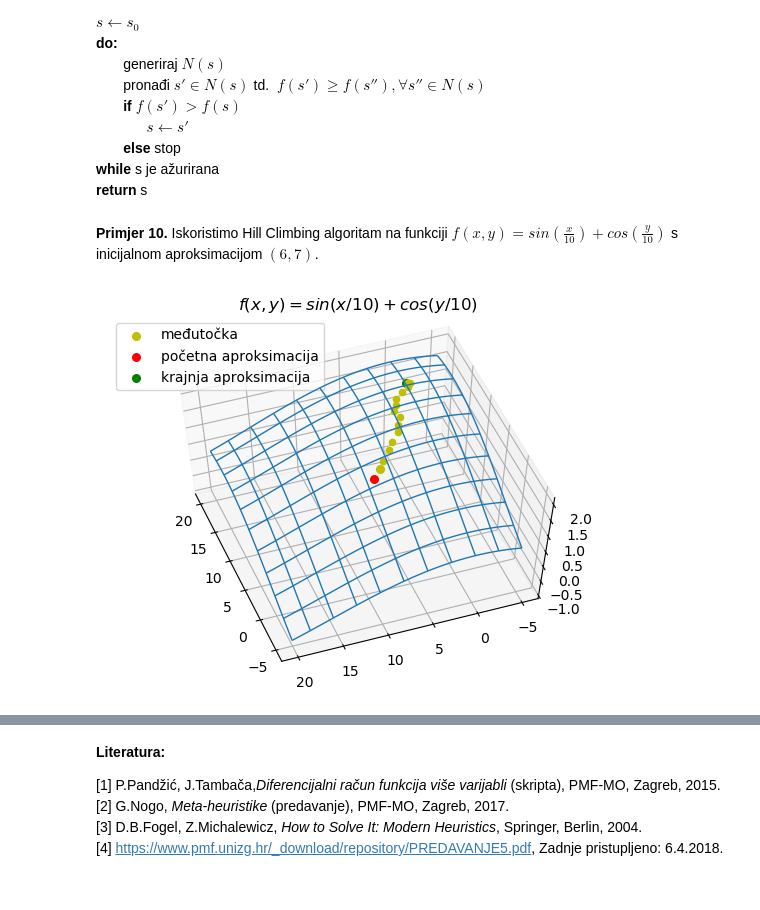
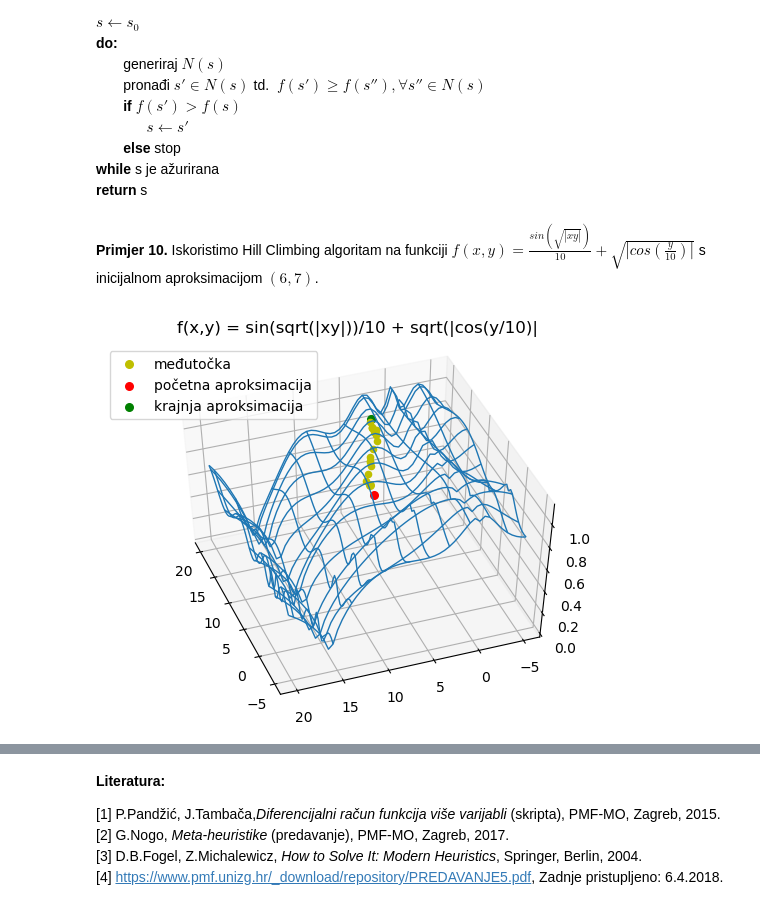
Before and after one commit to valental/MS, a Jupyter notebook: ekstremi_funkcija.ipynb, the cells around one changed output, grey strips where cells are left out. Saved outputs shown, nothing was run; the diff lists cells and outputs as text; code cells hidden in the pictures.

Commit message:
Većina primjera zamijenjena složenijima.

```diff
--- a/ekstremi_funkcija.ipynb
+++ b/ekstremi_funkcija.ipynb
@@ -131,10 +133,11 @@ Možemo izračunati gradijent i Hessian u nekoj točki, npr. u točki $(1,1)$ da
 # %%
 def f(x,y):
-    return x**2 + y**2
+    return x**2 + y**2 + 1/(x**2*y**2)
 
 g = grad(f(x,y), [x,y])
 print("Gradijent funkcije f je: ",g)
 
-stac_tocka = sp.solve(g, sp.symbols('x y'))
-print("Stacionarne točke:", stac_tocka)
+stac_tocke = sp.solve(g, sp.symbols('x y'))  # Ako stavim real=True kao stacionarne točke mi da []
+stac_tocke = [a for a in stac_tocke if sp.im(a[0])==0 and sp.im(a[1])==0]
+print("Stacionarne točke:", stac_tocke)
 # %% [output]
@@ -187,7 +196,7 @@ fig
 x,y = sp.symbols('x y')
 
 def f(x,y):
-    return -(x - 2)**2 - (y + 1)**2
+    return (x + y)*(x*y+x*y**2)
 
 g = grad(f(x,y), [x,y])
 print("Gradijent funkcije f je:", g)
@@ -487,17 +551,13 @@ for row in history:
         sys.stdout.write('%10f' % val)
     sys.stdout.write("\n")
 
-x,y = sp.symbols('x y')
-def f(x,y):
-    return sp.log(1+x**2) + y**2
-
 %matplotlib agg
 
 fig = plt.figure()
 ax = fig.add_subplot(1, 1, 1, projection='3d')
-x, y = np.meshgrid(np.linspace(-2, 2), np.linspace(-2, 2))
+x, y = np.meshgrid(np.linspace(-10, 10), np.linspace(-5, 5))
 z = np.log(1+x**2) + y**2
-ax.plot_wireframe(x, y, z, rstride=10, cstride=10, linewidth=1, zorder=0)
+ax.plot_wireframe(x, y, z, rstride=7, cstride=7, linewidth=1, zorder=0)
 
 # Zbog buga ne radi kada koordinate stavim u listu, nešto krivo tumači kao boju.
 for el in history:
@@ -556,40 +616,41 @@ def hill_climbing(f,var,size,start,repeat):
         lista.append(best)
     return best, lista
 # %% [markdown]
-**Primjer 10.** Iskoristimo Hill Climbing algoritam na funkciji $f(x,y) = sin( \frac{x}{10} ) + cos( \frac{y}{10} )$ s inicijalnom aproksimacijom $(6,7)$.
+**Primjer 10.** Iskoristimo Hill Climbing algoritam na funkciji
+$f(x,y) = \frac{sin( \sqrt{ |xy| } )}{10} + \sqrt{|cos( \frac{y}{10} )|}$ s inicijalnom aproksimacijom $(6,7)$.
 # %%
 x,y = sp.symbols('x y')
 def f(x,y):
-    return sp.sin(x/10) + sp.cos(y/10)
+    return sp.sin(sp.sqrt(abs(x*y)))/10 + sp.sqrt(abs(sp.cos(y/10)))
 
 aproks, history = hill_climbing(f(x,y), [x,y], 10, [6,7], 20)
 
 %matplotlib agg
 
 fig = plt.figure()
 ax = fig.add_subplot(1, 1, 1, projection='3d')
 x, y = np.meshgrid(np.linspace(-5, 20), np.linspace(-5, 20))
-z = np.sin(x/10) + np.cos(y/10)
-ax.plot_wireframe(x, y, z, rstride=5, cstride=5, linewidth=1)
+z = np.sin(np.sqrt(abs(x*y)))/10 + np.sqrt(abs(np.cos(y/10)))
+ax.plot_wireframe(x, y, z, rstride=4, cstride=4, linewidth=1)
 
 # Zbog buga ne radi kada koordinate stavim u listu, nešto krivo tumači kao boju.
 for el in history:
     ax.scatter(el[0], el[1], el[2], s=20, c='y', zorder=-3)
 ax.scatter(history[1][0], history[1][1], history[1][2],
            s=30, c='y', zorder=2, label='međutočka')
 first = history[0]
 last = history[-1]
 ax.scatter(first[0], first[1], first[2],
            s=30, c='r', zorder=2, label='početna aproksimacija')
 ax.scatter(last[0], last[1], last[2],
            s=30, c='g', zorder=3, label='krajnja aproksimacija')
-ax.legend()
-ax.view_init(elev=60,azim=160)
-ax.set_title('$f(x,y) = sin( x/10 ) + cos( y/10 )$', y=1.08)
+ax.legend(bbox_to_anchor=(0., 0.8, 1., .102), loc=3, borderaxespad=0.)
+ax.view_init(elev=50,azim=160)
+ax.set_title('f(x,y) = sin(sqrt(|xy|))/10 + sqrt(|cos(y/10)|',y=1.1)
 
 fig
 # %% [output]
-[figure, old version]
+[figure, new version]
 # %%
 history.insert(0,['x','y','f(x,y)'])
 my_path = os.path.dirname('__file__')
```
Also changed, not shown: parts of 37 cells of this notebook.
